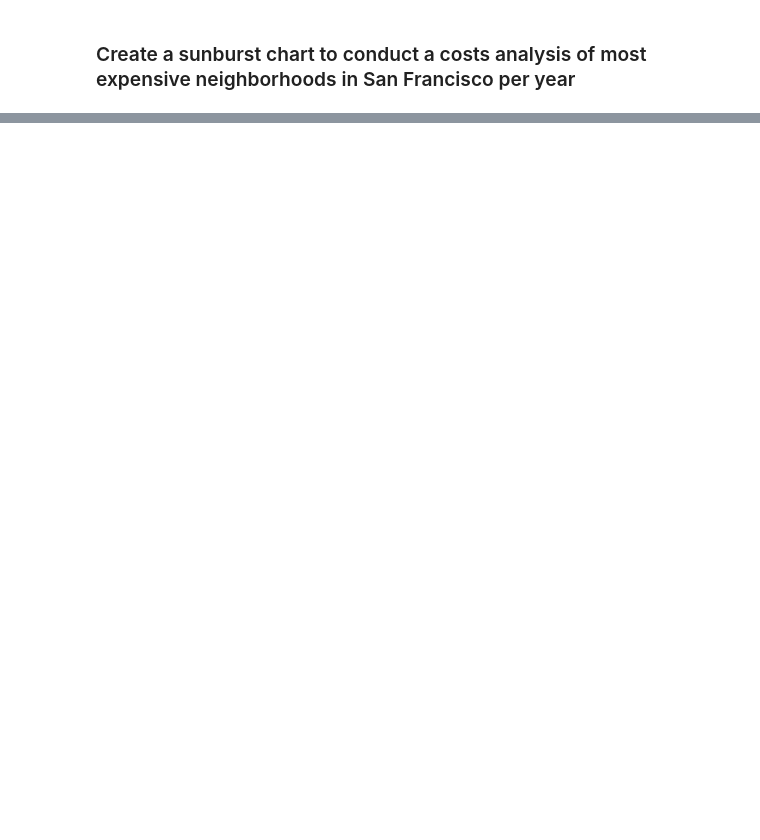
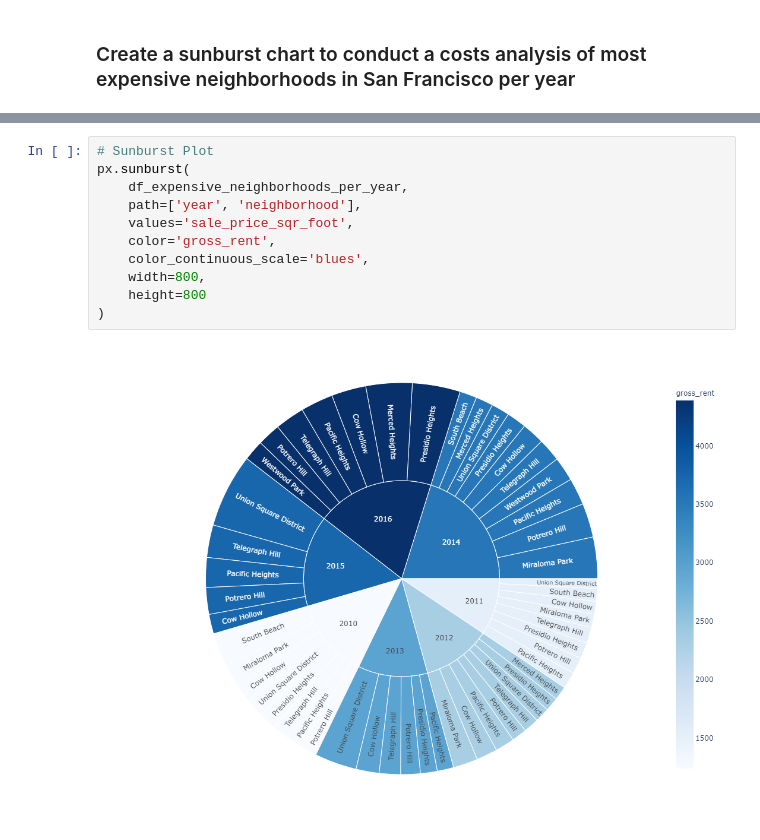
Before and after one commit to wchance/pyviz-homework, a Jupyter notebook: rental_analysis.ipynb, the cells around one changed output, grey strips where cells are left out. Drawn from its saved outputs; the diff is of its cells as text; blank space fills up the shorter version.

```diff
--- a/rental_analysis.ipynb
+++ b/rental_analysis.ipynb
@@ -353,0 +313,13 @@ df_expensive_neighborhoods_per_year.head()
+# %%
+# Sunburst Plot
+px.sunburst(
+    df_expensive_neighborhoods_per_year,
+    path=['year', 'neighborhood'],
+    values='sale_price_sqr_foot',
+    color='gross_rent',
+    color_continuous_scale='blues',
+    width=800,
+    height=800
+)
+# %% [output]
+[figure, added]
```
Also changed, not shown: parts of 24 cells of this notebook, 1 other file.
